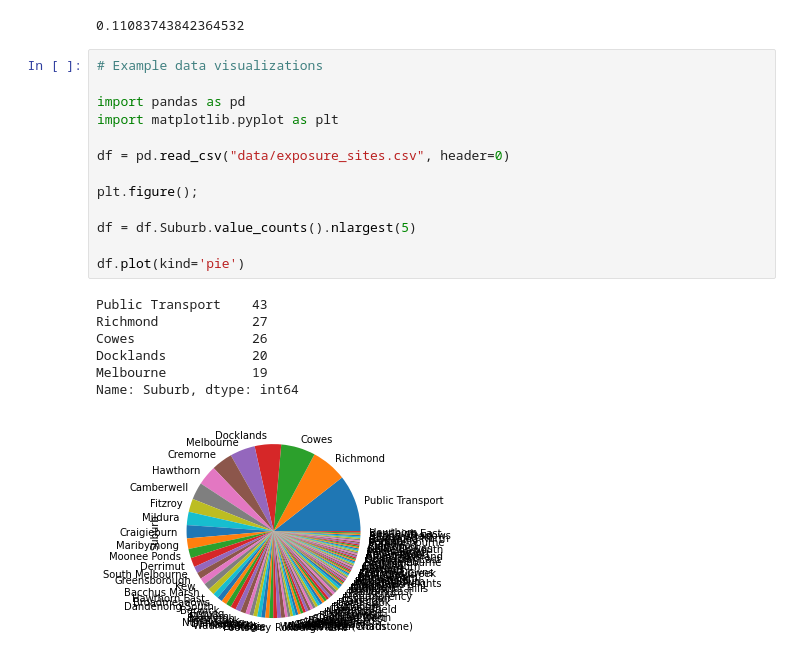
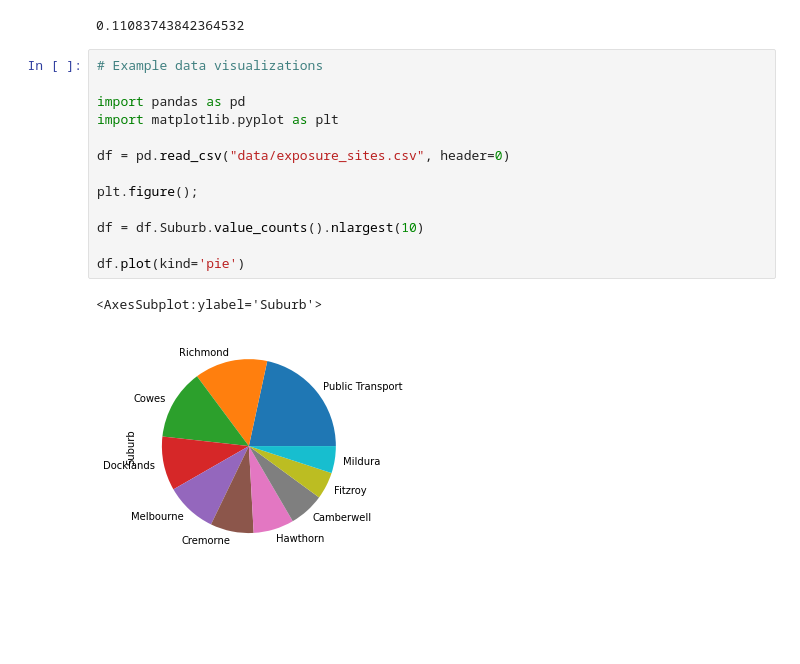
Before and after one commit to jamesmoriarty/victoria-exposure-site-bot, a Jupyter notebook: exposure_sites_validation.ipynb, the cells around one changed output. Cells and saved outputs as stored; diff of their text form; blank space fills up the shorter version.

```diff
--- a/exposure_sites_validation.ipynb
+++ b/exposure_sites_validation.ipynb
@@ -95,24 +95,19 @@ df_cleaned['Site_postcode'].isnull().sum() / len(df)
 # %%
 # Example data visualizations
 
 import pandas as pd
 import matplotlib.pyplot as plt
 
 df = pd.read_csv("data/exposure_sites.csv", header=0)
 
 plt.figure();
 
-df = df.Suburb.value_counts().nlargest(5)
+df = df.Suburb.value_counts().nlargest(10)
 
 df.plot(kind='pie')
 # %% [output]
-Public Transport    43
-Richmond            27
-Cowes               26
-Docklands           20
-Melbourne           19
-Name: Suburb, dtype: int64
+<AxesSubplot:ylabel='Suburb'>
-[figure, old version]
+[figure, new version]
 # %%
 # Example Cleaning
 
```
Also changed, not shown: parts of 1 cell of this notebook.
